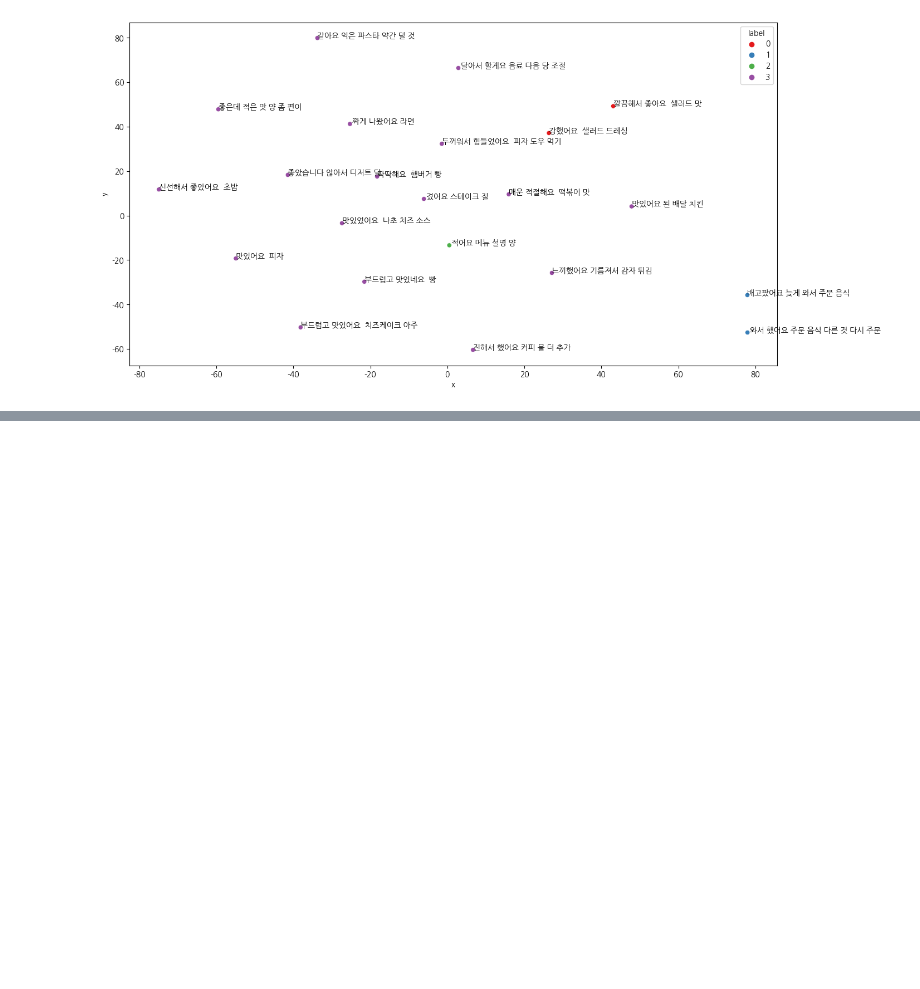
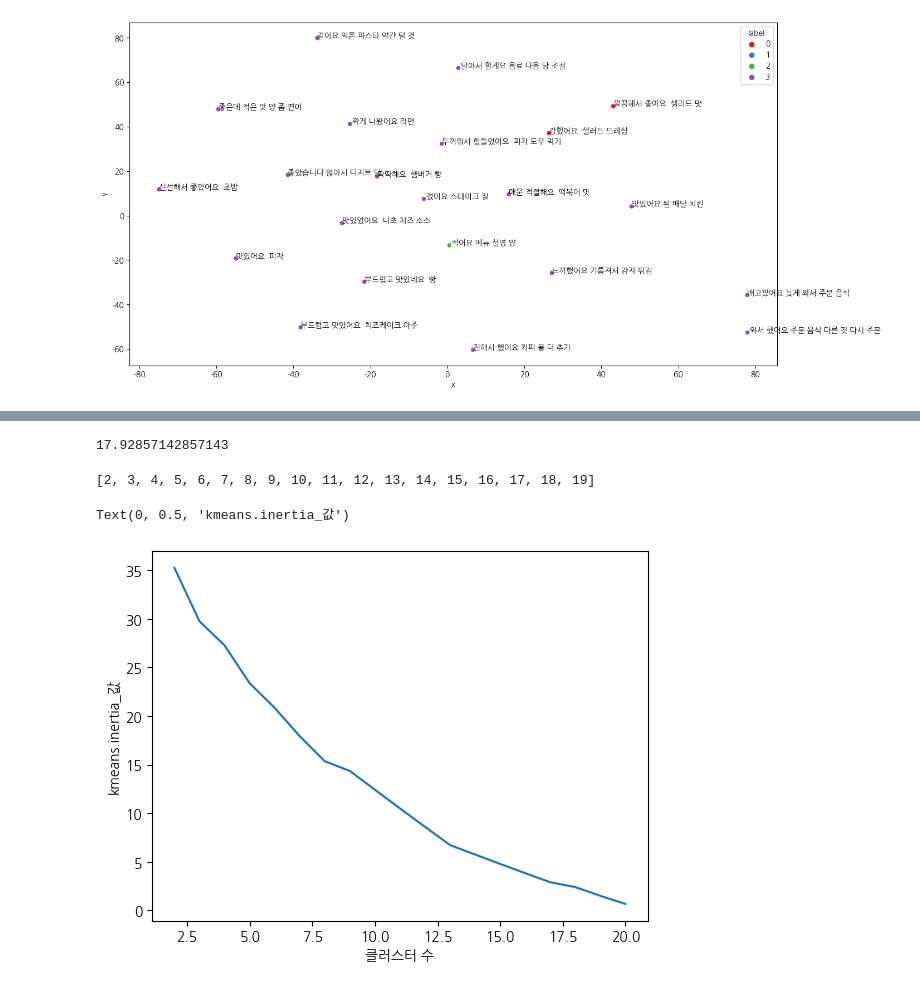
Before and after one commit to sang105kr/kdt_pythonstudy, a Jupyter notebook: nlp/clustering.ipynb, the cells around one changed output, grey strips where cells are left out. Drawn from its saved outputs; the diff is of its cells as text; code cells hidden in the pictures; blank space fills up the shorter version.

```diff
--- a/nlp/clustering.ipynb
+++ b/nlp/clustering.ipynb
@@ -525,0 +535,20 @@ for i in df_tsne.index :
+# %%
+# kmeans.inertia_ 값이 작을수록 잘된 군집
+kmeans.inertia_
+# %% [output]
+17.92857142857143
+# %%
+[i for i in range(2,20)]
+# %% [output]
+[2, 3, 4, 5, 6, 7, 8, 9, 10, 11, 12, 13, 14, 15, 16, 17, 18, 19]
+# %%
+from sklearn.metrics import silhouette_score
+from tqdm import trange
+inertia = []
+silhouettes = []
+
+for n in trange(2,21) :
+    kmeans = KMeans(n_clusters=n, n_init='auto', random_state=2024)
+    kmeans.fit(x_vect_dtm)
+    inertia.append(kmeans.inertia_)
+    silhouettes.append(silhouette_score(x_vect_dtm, kmeans.labels_))
@@ -525,0 +557,8 @@ for i in df_tsne.index :
+# %%
+# 군집수에 따른 inertia값 시각화
+plt.plot(range(2,21),inertia)
+plt.xlabel('클러스터 수')
+plt.ylabel('kmeans.inertia_값')
+# %% [output]
+Text(0, 0.5, 'kmeans.inertia_값')
+[figure, added]
```
Also changed, not shown: parts of 15 cells of this notebook.
